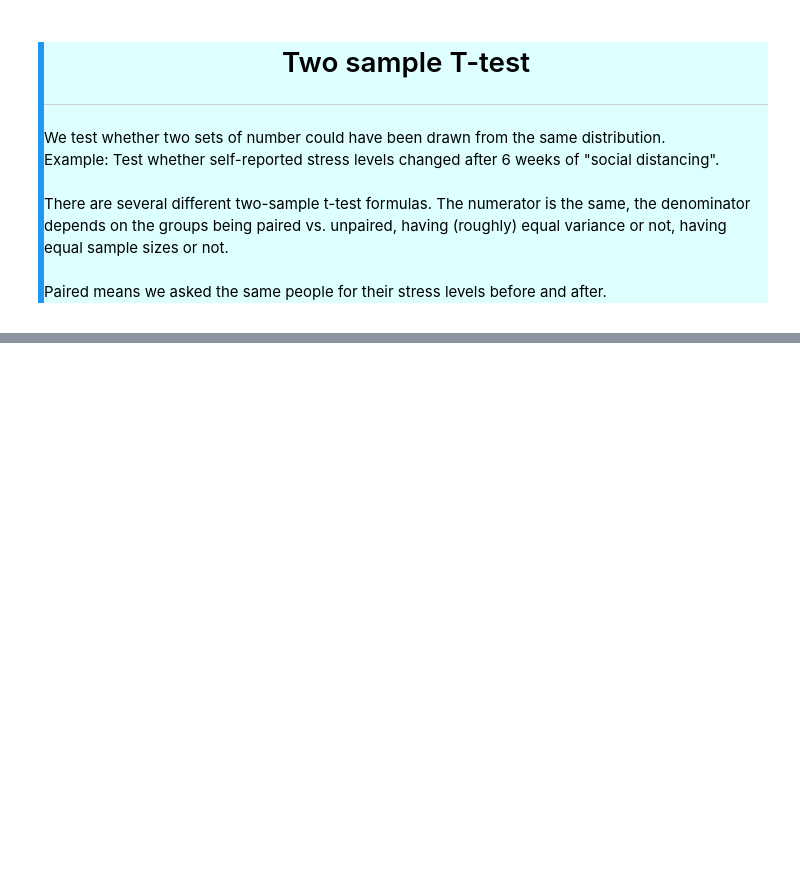
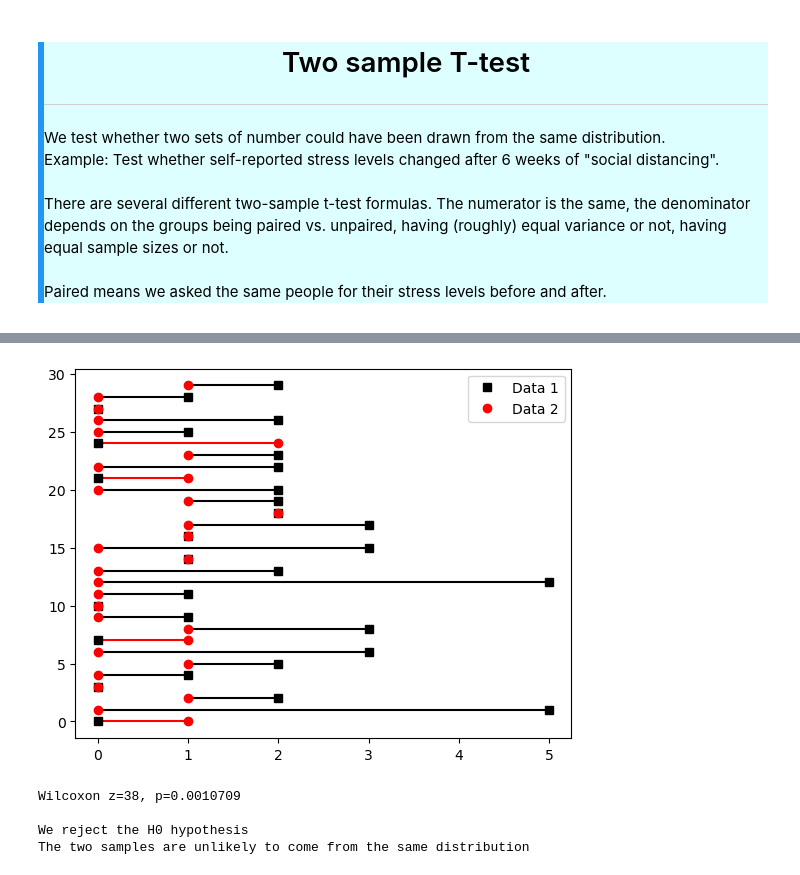
Before and after one commit to szalai-istvan/python-machine-learning, a Jupyter notebook: 03_statistics-and-machine-learning/07-t-test-family/t-test-family.ipynb, the cells around one changed output, grey strips where cells are left out. Drawn from its saved outputs; the diff is of its cells as text; code cells hidden in the pictures; blank space fills up the shorter version.

```diff
--- a/03_statistics-and-machine-learning/07-t-test-family/t-test-family.ipynb
+++ b/03_statistics-and-machine-learning/07-t-test-family/t-test-family.ipynb
@@ -105,0 +114,29 @@ t(68)=-1.8214, p=0.0729451
+# %%
+N = 30
+
+data1 = np.random.poisson(1.5, N)
+data2 = np.random.poisson(1, N)
+
+colors = 'kr'
+for i in range(N):
+    plt.plot([data1[i], data2[i]], [i, i], colors[int(data1[i]<data2[i])])
+
+plt.plot(data1, np.arange(N), 'ks', markerfacecolor='k', label='Data 1')
+plt.plot(data2, np.arange(N), 'ro', markerfacecolor='r', label='Data 2')
+plt.legend()
+plt.show()
+# %% [output]
+[figure, added]
+# %%
+t,p = stats.wilcoxon(data1, data2)
+print('Wilcoxon z=%g, p=%g'%(t, p))
+
+if p < 0.05:
+    print('')
+    print('We reject the H0 hypothesis')
+    print('The two samples are unlikely to come from the same distribution')
+# %% [output]
+Wilcoxon z=38, p=0.0010709
+
+We reject the H0 hypothesis
+The two samples are unlikely to come from the same distribution
```
Also changed, not shown: parts of 9 cells of this notebook.
